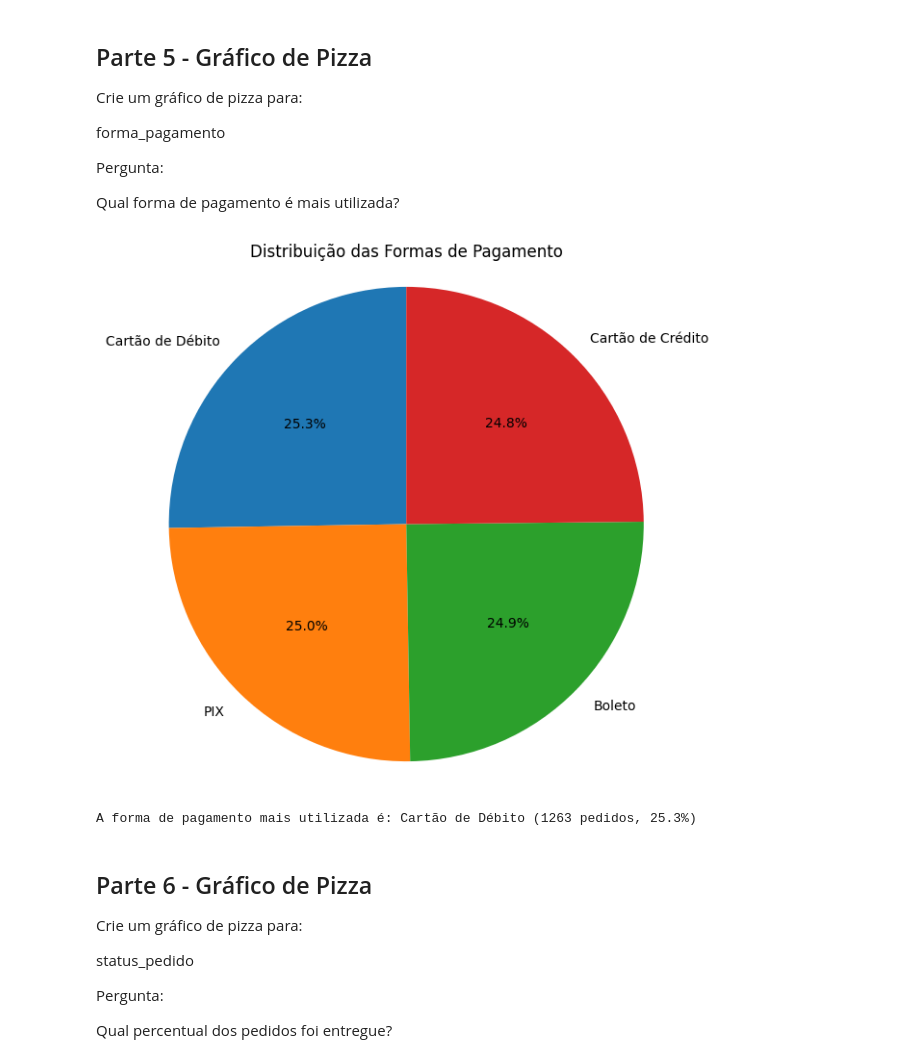
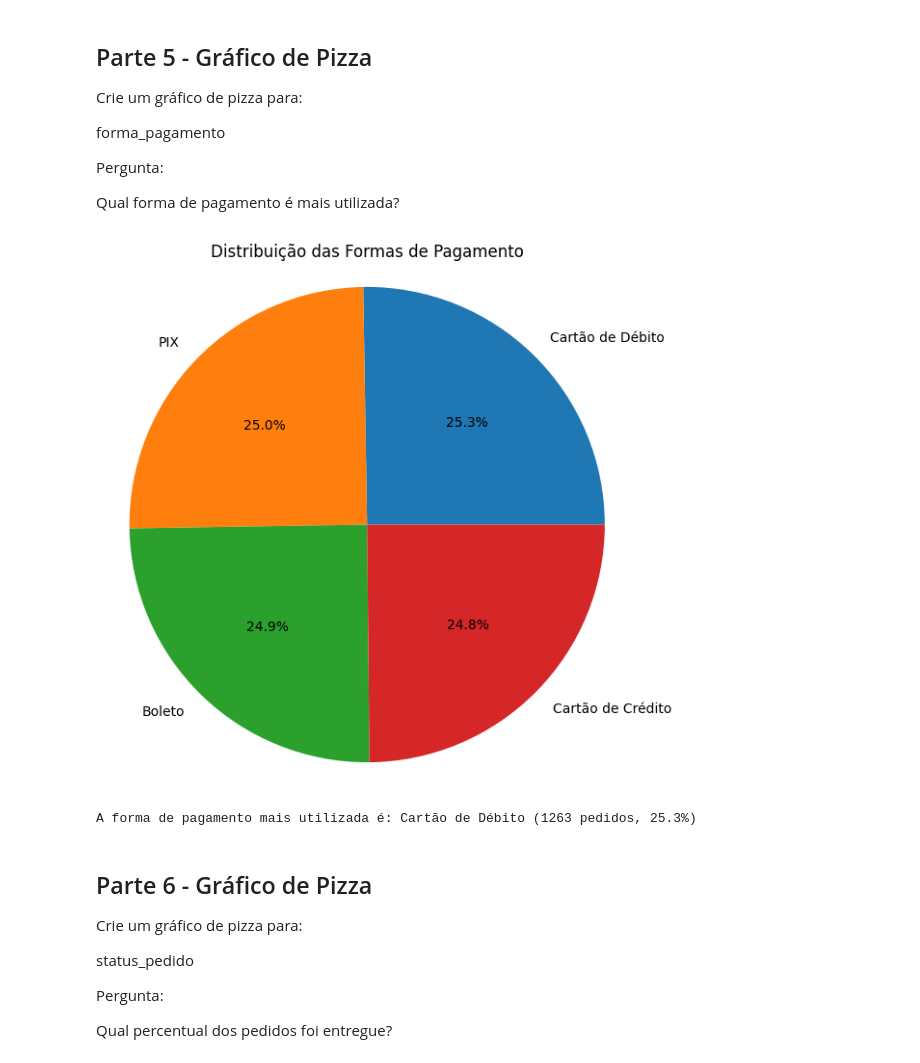
Before and after one commit to Pedrolucas90/FBr, a Jupyter notebook: exercicio/exercicio_resolvido.ipynb, the cells around one changed output. Cells and saved outputs as stored; diff of their text form; code cells hidden in the pictures.

```diff
--- a/exercicio/exercicio_resolvido.ipynb
+++ b/exercicio/exercicio_resolvido.ipynb
@@ -139,16 +169,16 @@ Qual forma de pagamento é mais utilizada?
 # %%
 pagamento_counts = df['forma_pagamento'].value_counts()
 
 plt.figure(figsize=(7, 7))
-plt.pie(pagamento_counts, labels=pagamento_counts.index, autopct='%1.1f%%', startangle=90)
+plt.pie(pagamento_counts, labels=pagamento_counts.index, autopct='%1.1f%%')
 plt.title('Distribuição das Formas de Pagamento')
 plt.axis('equal')
 plt.show()
 
 forma_mais_usada = pagamento_counts.idxmax()
 print(f"A forma de pagamento mais utilizada é: {forma_mais_usada} ({pagamento_counts.max()} pedidos, {pagamento_counts.max()/len(df)*100:.1f}%)")
 # %% [output]
-[figure, old version]
+[figure, new version]
 A forma de pagamento mais utilizada é: Cartão de Débito (1263 pedidos, 25.3%)
 # %% [markdown]
 ## Parte 6 - Gráfico de Pizza
```
Also changed, not shown: parts of 3 cells of this notebook.
